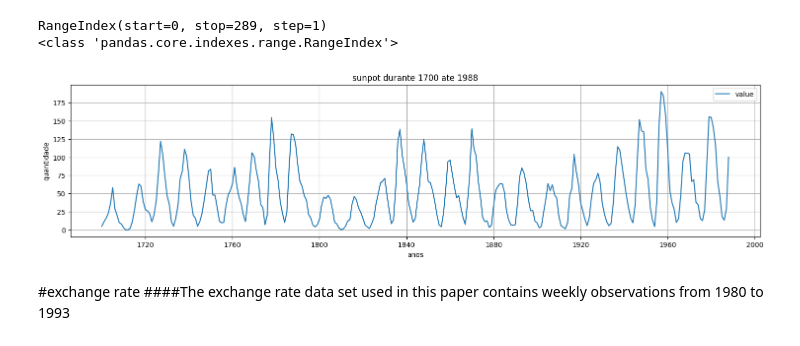
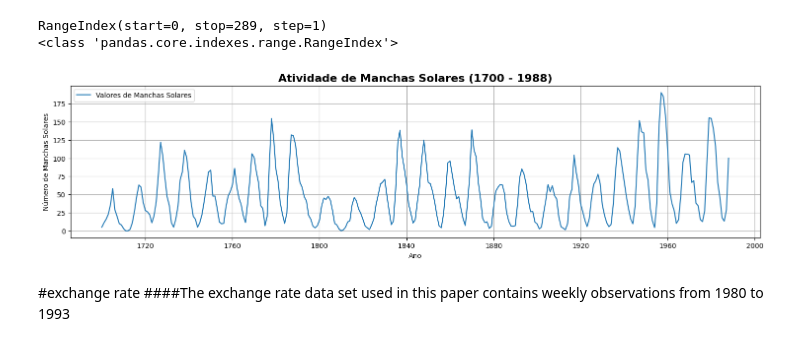
Before and after one commit to metsumesquita/master_degree_UPE, a Jupyter notebook: Hybrid_Model_project.ipynb, the cells around one changed output. Saved outputs shown, nothing was run; the diff lists cells and outputs as text; code cells hidden in the pictures.

```diff
--- a/Hybrid_Model_project.ipynb
+++ b/Hybrid_Model_project.ipynb
@@ -160,16 +160,18 @@ if isinstance(sunpot_data.index, pd.PeriodIndex):
 # Ordenar os dados por data (boa prática)
 sunpot_data = sunpot_data.sort_index()
 # %%
-plt.figure(figsize=(18, 4))
-plt.plot(sunpot_data.index,sunpot_data["value"], label='value')
-plt.title("sunpot durante 1700 ate 1988")
-plt.xlabel("anos")
-plt.ylabel("quantidade")
+plt.figure(figsize=(18, 4)) # Create the first figure
+plt.plot(sunpot_data.index, sunpot_data["value"], label='Valores de Manchas Solares') # Plot sunspot data
+
+# Correct title for the sunspot plot
+plt.title("Atividade de Manchas Solares (1700 - 1988)", fontsize=16, fontweight='bold')
+plt.xlabel("Ano")
+plt.ylabel("Número de Manchas Solares") # Corrected label
 plt.grid(True)
 plt.legend()
-plt.show()
+plt.show() # Display the first plot
 # %% [output]
-[figure, old version]
+[figure, new version]
 # %% [markdown]
 #exchange rate
 ####The exchange rate data set used in this paper contains weekly observations from 1980 to 1993
```
Also changed, not shown: parts of 4 cells of this notebook.
